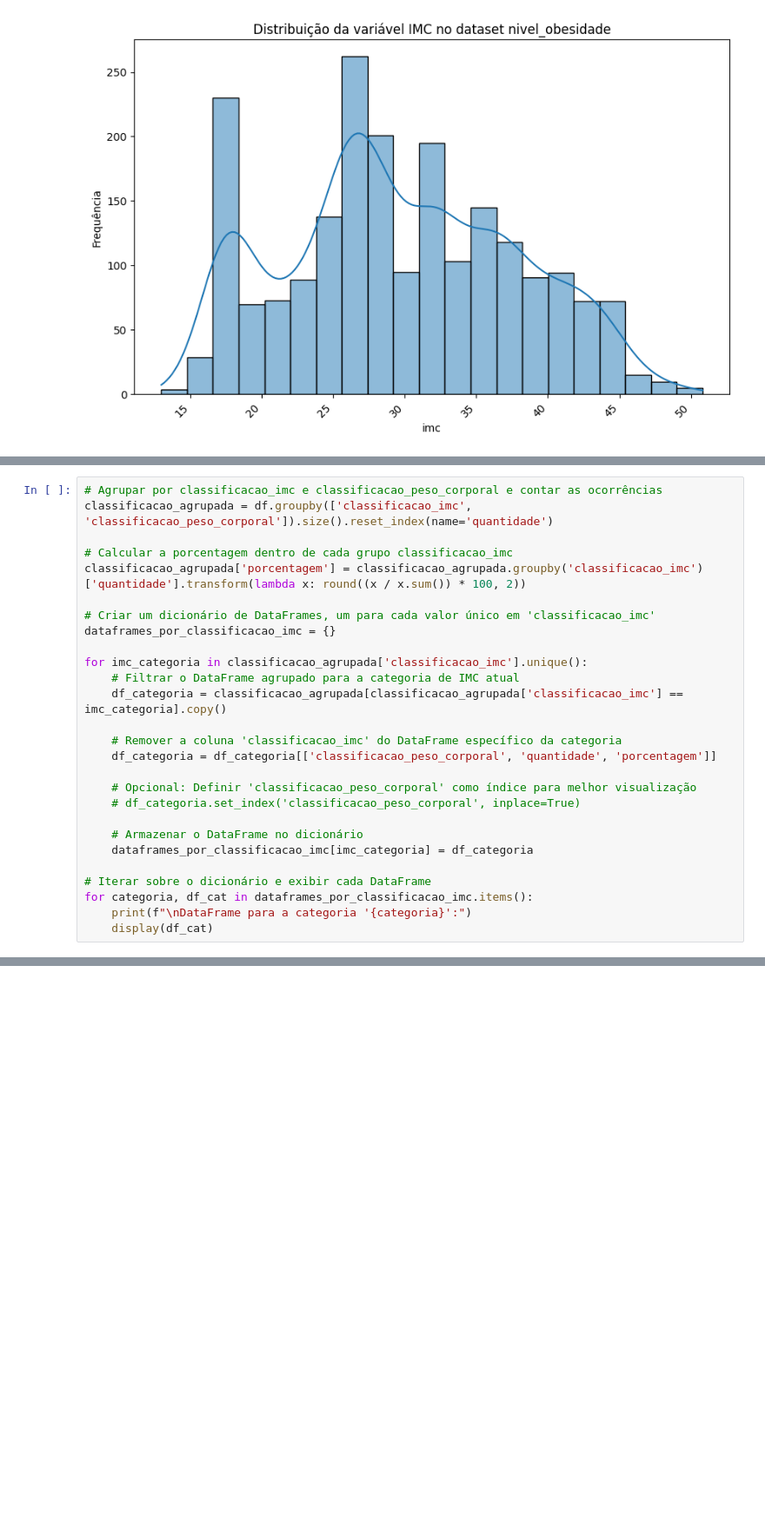
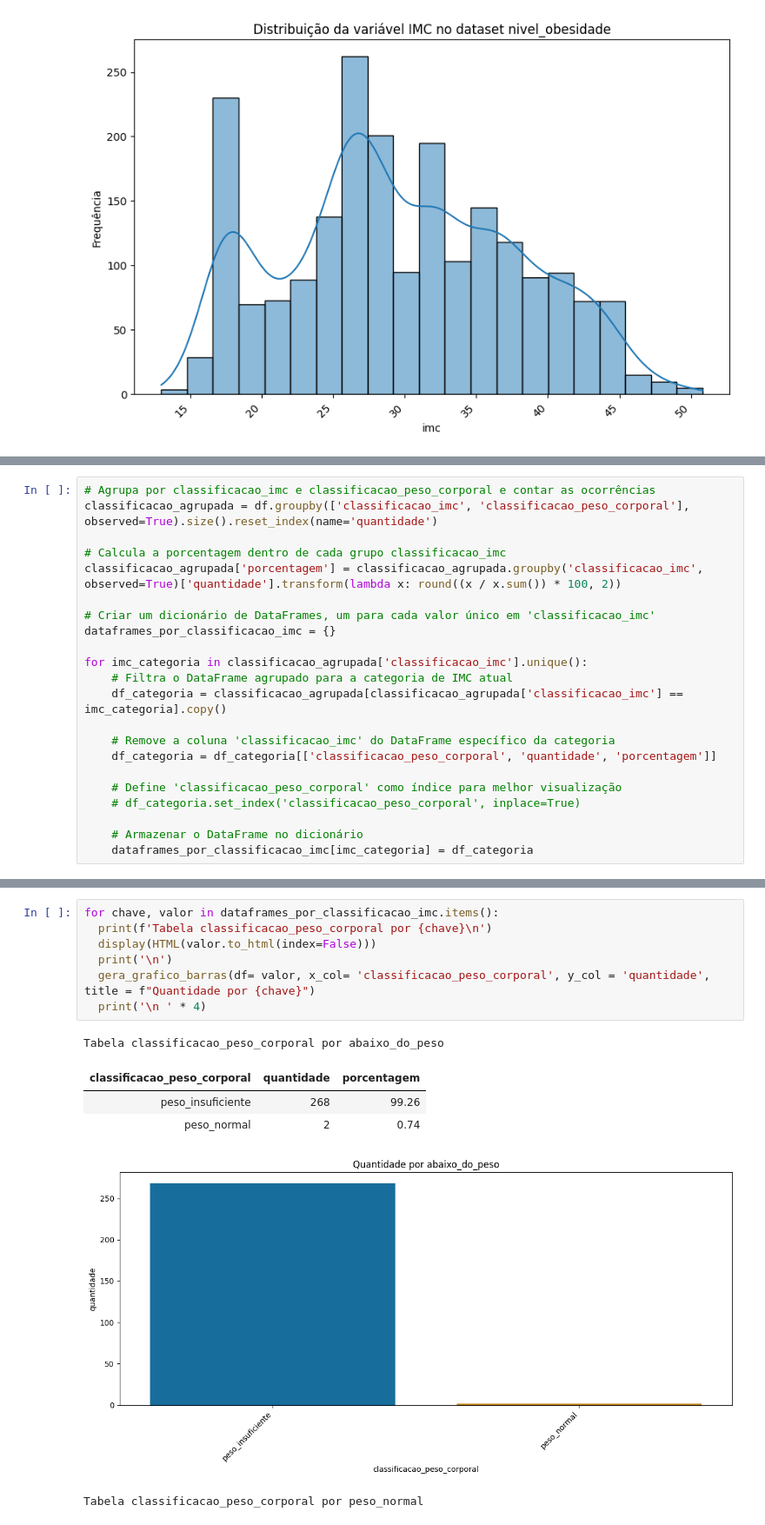
Before and after one commit to fiapdatanalytics/tech-challenge4, a Jupyter notebook: tech_challenge_4_data_viz_and_production_models.ipynb, the cells around one changed output, grey strips where cells are left out. Shown at 87% size. Cells and saved outputs as stored; diff of their text form; blank space fills up the shorter version.

```diff
--- a/tech_challenge_4_data_viz_and_production_models.ipynb
+++ b/tech_challenge_4_data_viz_and_production_models.ipynb
@@ -1218,27 +1293,22 @@ O intuito foi validar se existiam casos se a coluna classificacao_peso_corporal
 # %%
-# Agrupar por classificacao_imc e classificacao_peso_corporal e contar as ocorrências
-classificacao_agrupada = df.groupby(['classificacao_imc', 'classificacao_peso_corporal']).size().reset_index(name='quantidade')
+# Agrupa por classificacao_imc e classificacao_peso_corporal e contar as ocorrências
+classificacao_agrupada = df.groupby(['classificacao_imc', 'classificacao_peso_corporal'], observed=True).size().reset_index(name='quantidade')
 
-# Calcular a porcentagem dentro de cada grupo classificacao_imc
-classificacao_agrupada['porcentagem'] = classificacao_agrupada.groupby('classificacao_imc')['quantidade'].transform(lambda x: round((x / x.sum()) * 100, 2))
+# Calcula a porcentagem dentro de cada grupo classificacao_imc
+classificacao_agrupada['porcentagem'] = classificacao_agrupada.groupby('classificacao_imc', observed=True)['quantidade'].transform(lambda x: round((x / x.sum()) * 100, 2))
 
 # Criar um dicionário de DataFrames, um para cada valor único em 'classificacao_imc'
 dataframes_por_classificacao_imc = {}
 
 for imc_categoria in classificacao_agrupada['classificacao_imc'].unique():
-    # Filtrar o DataFrame agrupado para a categoria de IMC atual
+    # Filtra o DataFrame agrupado para a categoria de IMC atual
     df_categoria = classificacao_agrupada[classificacao_agrupada['classificacao_imc'] == imc_categoria].copy()
 
-    # Remover a coluna 'classificacao_imc' do DataFrame específico da categoria
+    # Remove a coluna 'classificacao_imc' do DataFrame específico da categoria
     df_categoria = df_categoria[['classificacao_peso_corporal', 'quantidade', 'porcentagem']]
 
-    # Opcional: Definir 'classificacao_peso_corporal' como índice para melhor visualização
+    # Define 'classificacao_peso_corporal' como índice para melhor visualização
     # df_categoria.set_index('classificacao_peso_corporal', inplace=True)
 
     # Armazenar o DataFrame no dicionário
     dataframes_por_classificacao_imc[imc_categoria] = df_categoria
-
-# Iterar sobre o dicionário e exibir cada DataFrame
-for categoria, df_cat in dataframes_por_classificacao_imc.items():
-    print(f"\nDataFrame para a categoria '{categoria}':")
-    display(df_cat)
@@ -1299,0 +1315,14 @@ DataFrame para a categoria 'obesidade_grau_3':
+# %%
+for chave, valor in dataframes_por_classificacao_imc.items():
+  print(f'Tabela classificacao_peso_corporal por {chave}\n')
+  display(HTML(valor.to_html(index=False)))
+  print('\n')
+  gera_grafico_barras(df= valor, x_col= 'classificacao_peso_corporal', y_col = 'quantidade', title = f"Quantidade por {chave}")
+  print('\n ' * 4)
+# %% [output]
+Tabela classificacao_peso_corporal por abaixo_do_peso
+| classificacao_peso_corporal | quantidade | porcentagem |
+| peso_insuficiente | 268 | 99.26 |
+| peso_normal | 2 | 0.74 |
+[figure, added]
+Tabela classificacao_peso_corporal por peso_normal
```
Also changed, not shown: parts of 26 cells of this notebook.
